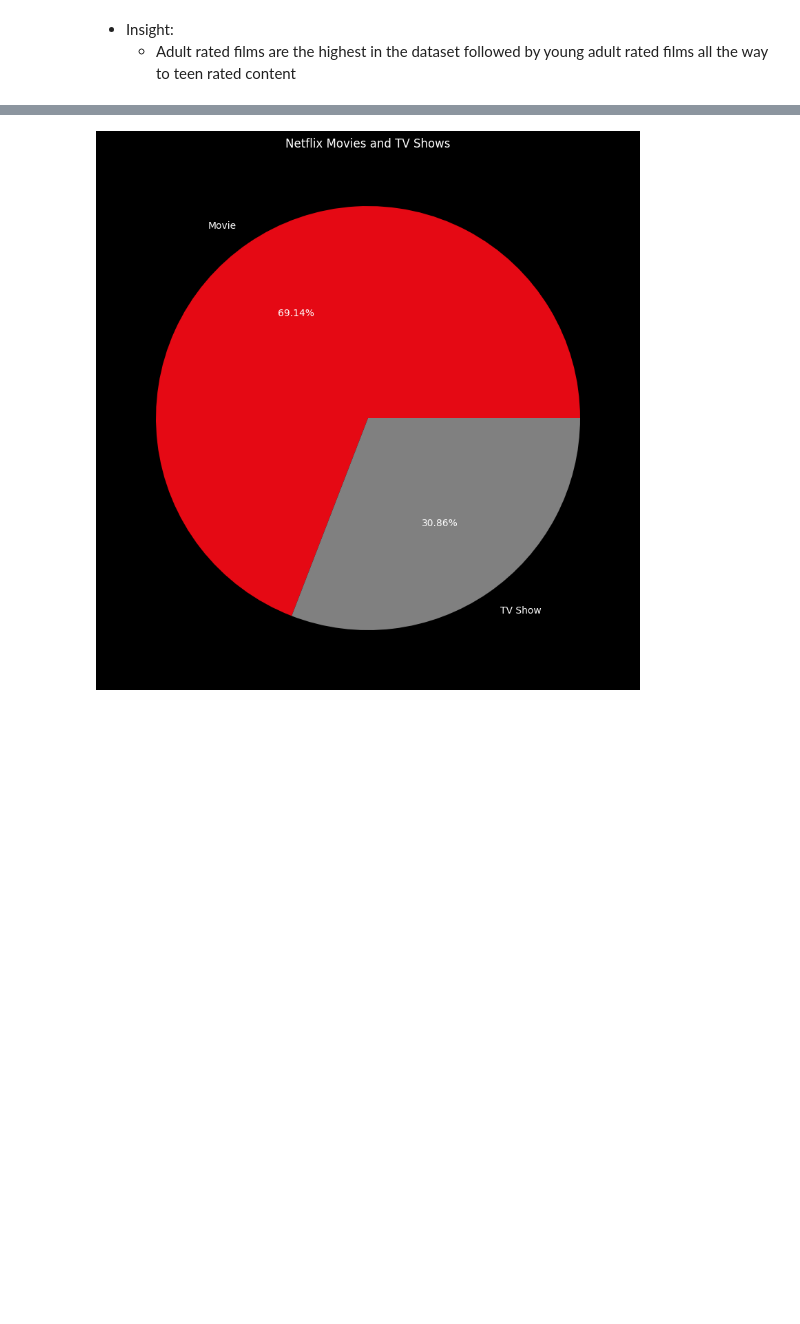
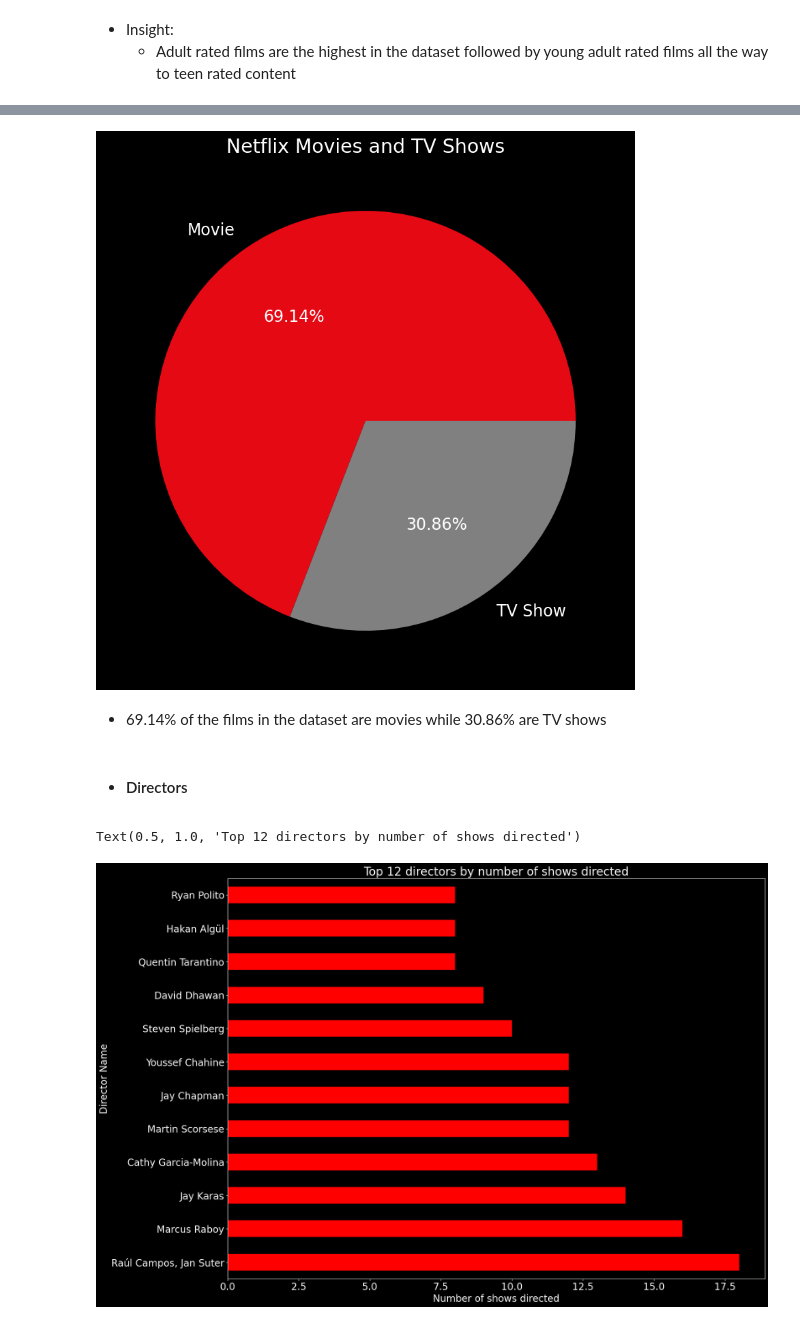
Before and after one commit to JanKosgei/Netflix-Recommendations, a Jupyter notebook: K-Means Netflix.ipynb, the cells around one changed output, grey strips where cells are left out. Cells and saved outputs as stored; diff of their text form; code cells hidden in the pictures; blank space fills up the shorter version.

```diff
--- a/K-Means Netflix.ipynb
+++ b/K-Means Netflix.ipynb
@@ -136,5 +138,6 @@ array(['Adults', 'Teens', 'Young Adults', 'Older Kids', 'Kids'],
 # %%
 plt.figure(figsize=(20,10))
+plt.rcParams['font.size'] = 20
 plt.title('Frequency of the various rating categories')
 
 sns.countplot(data=Netflix, y='rating', order=Netflix['rating'].value_counts(ascending=False).index)
@@ -150,6 +153,7 @@ sns.countplot(data=Netflix, y='rating', order=Netflix['rating'].value_counts(asc
 colors = ['#e50914', '#808080']
 
 plt.figure(figsize=(20, 10))
+plt.rcParams['font.size'] = 17
 plt.style.use('dark_background')
 Netflix.type.value_counts().plot(kind='pie', autopct='%1.2f%%', colors=colors)
 plt.ylabel('')
@@ -157,4 +161,18 @@ plt.title('Netflix Movies and TV Shows')
 
 plt.show()
 # %% [output]
-[figure, old version]
+[figure, new version]
+# %% [markdown]
+- 69.14% of the films in the dataset are movies while 30.86% are TV shows
+# %% [markdown]
+- #### Directors
+# %%
+plt.figure(figsize=(20,15))
+plt.rcParams['font.size'] = 20
+Netflix[~(Netflix['director']=='Unknown')].director.value_counts(ascending=True).nlargest(12).plot(kind='barh', color='red')
+plt.ylabel('Director Name')
+plt.xlabel('Number of shows directed')
+plt.title('Top 12 directors by number of shows directed')
+# %% [output]
+Text(0.5, 1.0, 'Top 12 directors by number of shows directed')
+[figure, added]
```
Also changed, not shown: parts of 11 cells of this notebook.
